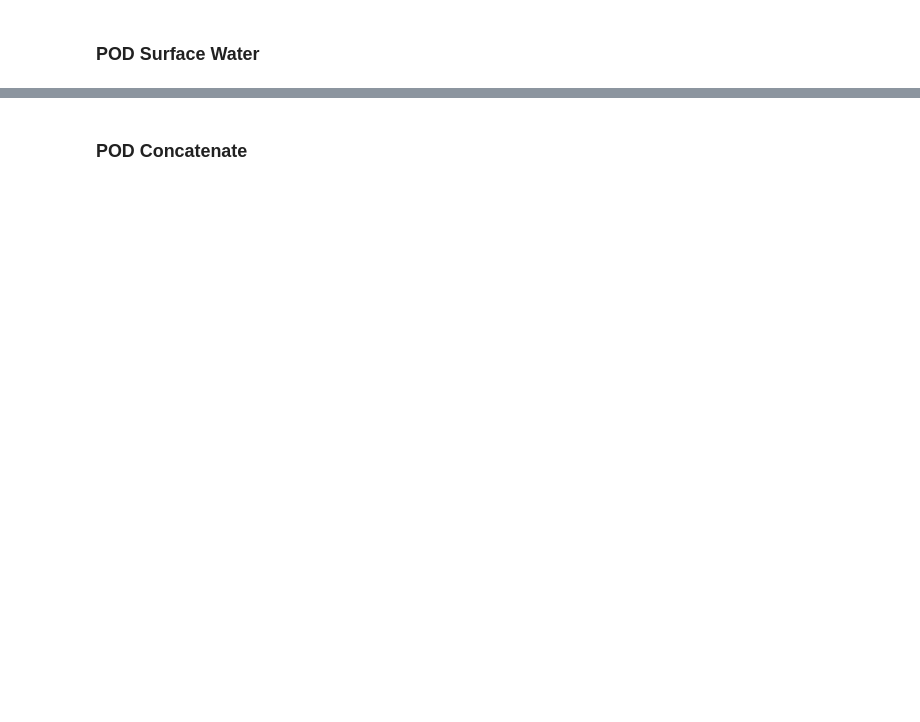
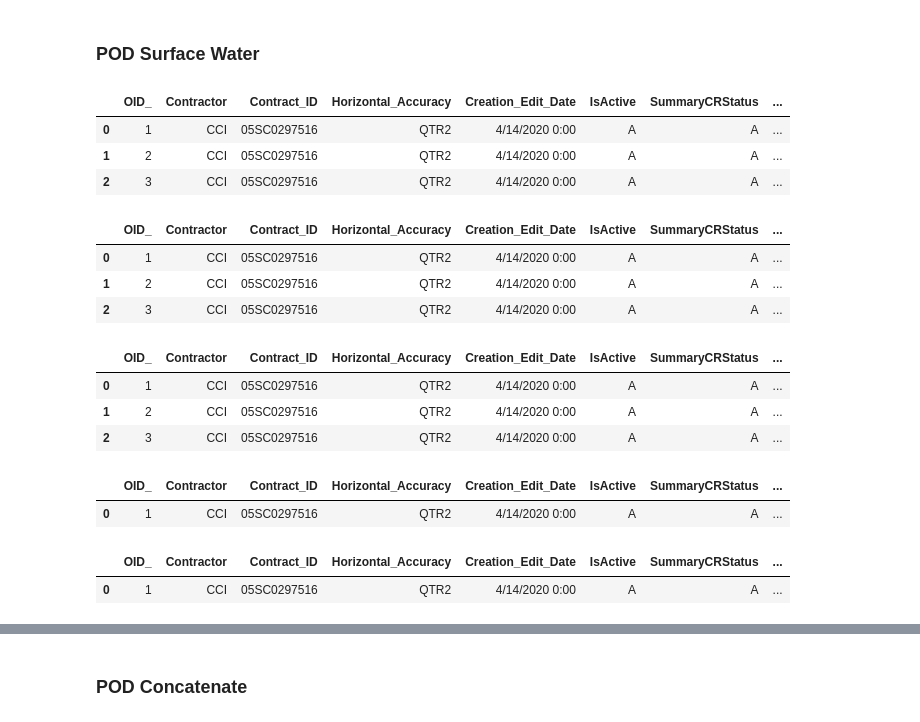
Before and after one commit to WSWCWaterDataExchange/MappingStatesDataToWaDE2.0, a Jupyter notebook: Wyoming/WaterAllocation/0_PreProcessWyomingAllocationData.ipynb, the cells around one changed output, grey strips where cells are left out. Cells and saved outputs as stored; diff of their text form; code cells hidden in the pictures; blank space fills up the shorter version.

```diff
--- a/Wyoming/WaterAllocation/0_PreProcessWyomingAllocationData.ipynb
+++ b/Wyoming/WaterAllocation/0_PreProcessWyomingAllocationData.ipynb
@@ -264,3 +303,19 @@ dfwys.head(3)
+# %%
+# Input File
+SW_Input = "RawInputData/POD_SW_DepthI_FC_input.csv"
+dfwys = pd.read_csv(SW_Input)
+
+# WaDE UUID tracker for data assessment
+if 'WaDEUUID' not in dfwys:
+    dfwys['WaDEUUID'] = "wyDS" + dfwys.index.astype(str)
+    dfwys.to_csv('RawInputData/POD_SW_DepthI_FC_input.csv', index=False)
+
+dfwys.head(3)
+# %% [output]
+|  | OID_ | Contractor | Contract_ID | Horizontal_Accuracy | Creation_Edit_Date | IsActive | SummaryCRStatus | ... |
+| 0 | 1 | CCI | 05SC0297516 | QTR2 | 4/14/2020 0:00 | A | A | ... |
+| 1 | 2 | CCI | 05SC0297516 | QTR2 | 4/14/2020 0:00 | A | A | ... |
+| 2 | 3 | CCI | 05SC0297516 | QTR2 | 4/14/2020 0:00 | A | A | ... |
 # %%
 # #Update datatype of Priority Date to fit WaDE 2.0 structure
 # dfwys['PriorityDate'] = pd.to_datetime(dfwys['PriorityDate'])
@@ -281,6 +336,11 @@ def retrieveOwner(Com, FN, LN):
     return outList
 dfwys['WaDEOwner'] = dfwys.apply(lambda row: retrieveOwner(row['Company'], row['FirstName'], row['LastName']), axis=1)
 dfwys.head(3)
+# %% [output]
+|  | OID_ | Contractor | Contract_ID | Horizontal_Accuracy | Creation_Edit_Date | IsActive | SummaryCRStatus | ... |
+| 0 | 1 | CCI | 05SC0297516 | QTR2 | 4/14/2020 0:00 | A | A | ... |
+| 1 | 2 | CCI | 05SC0297516 | QTR2 | 4/14/2020 0:00 | A | A | ... |
+| 2 | 3 | CCI | 05SC0297516 | QTR2 | 4/14/2020 0:00 | A | A | ... |
 # %%
 #Creating Beneficial Use.
 #Need to translate WY abbreviatoins to a workable format.
@@ -402,6 +462,11 @@ def retrieveBenUse(colrowValue):
 
 dfwys['WaDEBenUse'] = dfwys.apply(lambda row: retrieveBenUse(row['Uses']), axis=1)
 dfwys.head(3)
+# %% [output]
+|  | OID_ | Contractor | Contract_ID | Horizontal_Accuracy | Creation_Edit_Date | IsActive | SummaryCRStatus | ... |
+| 0 | 1 | CCI | 05SC0297516 | QTR2 | 4/14/2020 0:00 | A | A | ... |
+| 1 | 2 | CCI | 05SC0297516 | QTR2 | 4/14/2020 0:00 | A | A | ... |
+| 2 | 3 | CCI | 05SC0297516 | QTR2 | 4/14/2020 0:00 | A | A | ... |
 # %%
 # For Wild and Scenic River benuse
 # suffix metadata, and anything with a Z in it also has a beneficial use = Wild and Scenic River benuse
@@ -421,6 +486,9 @@ def retrieveWildCenicRiver(word):
 
 dfwys['PreffixWaDEBenUse'] = dfwys.apply(lambda row: retrieveWildCenicRiver(row['Survey_Type_Survey_Number_Survey_Suffix']), axis=1)
 dfwys.head(1)
+# %% [output]
+|  | OID_ | Contractor | Contract_ID | Horizontal_Accuracy | Creation_Edit_Date | IsActive | SummaryCRStatus | ... |
+| 0 | 1 | CCI | 05SC0297516 | QTR2 | 4/14/2020 0:00 | A | A | ... |
 # %%
 # For Wild and Scenic River benuse
 # combine WaDEBenUse & PreffixWaDEBenUse columns if not blank
@@ -434,6 +502,9 @@ def combineWaDEBenUses(valA, valB):
 
 dfwys['WaDEBenUse'] = dfwys.apply(lambda row: combineWaDEBenUses(row['PreffixWaDEBenUse'], row['WaDEBenUse']), axis=1)
 dfwys.head(1)
+# %% [output]
+|  | OID_ | Contractor | Contract_ID | Horizontal_Accuracy | Creation_Edit_Date | IsActive | SummaryCRStatus | ... |
+| 0 | 1 | CCI | 05SC0297516 | QTR2 | 4/14/2020 0:00 | A | A | ... |
 # %%
 # Create output dataframe for ground water
 columnslist = [
```
Also changed, not shown: parts of 28 cells of this notebook, 5 other files.
